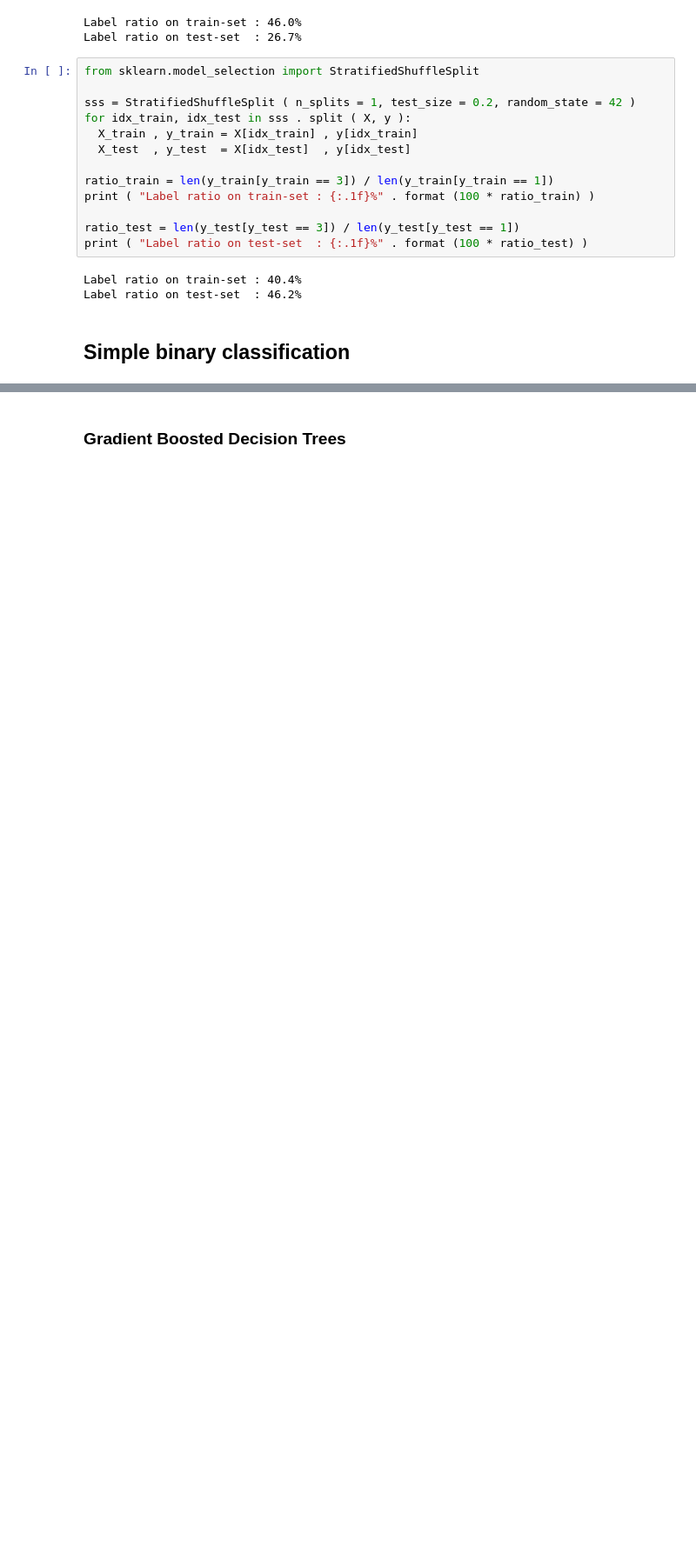
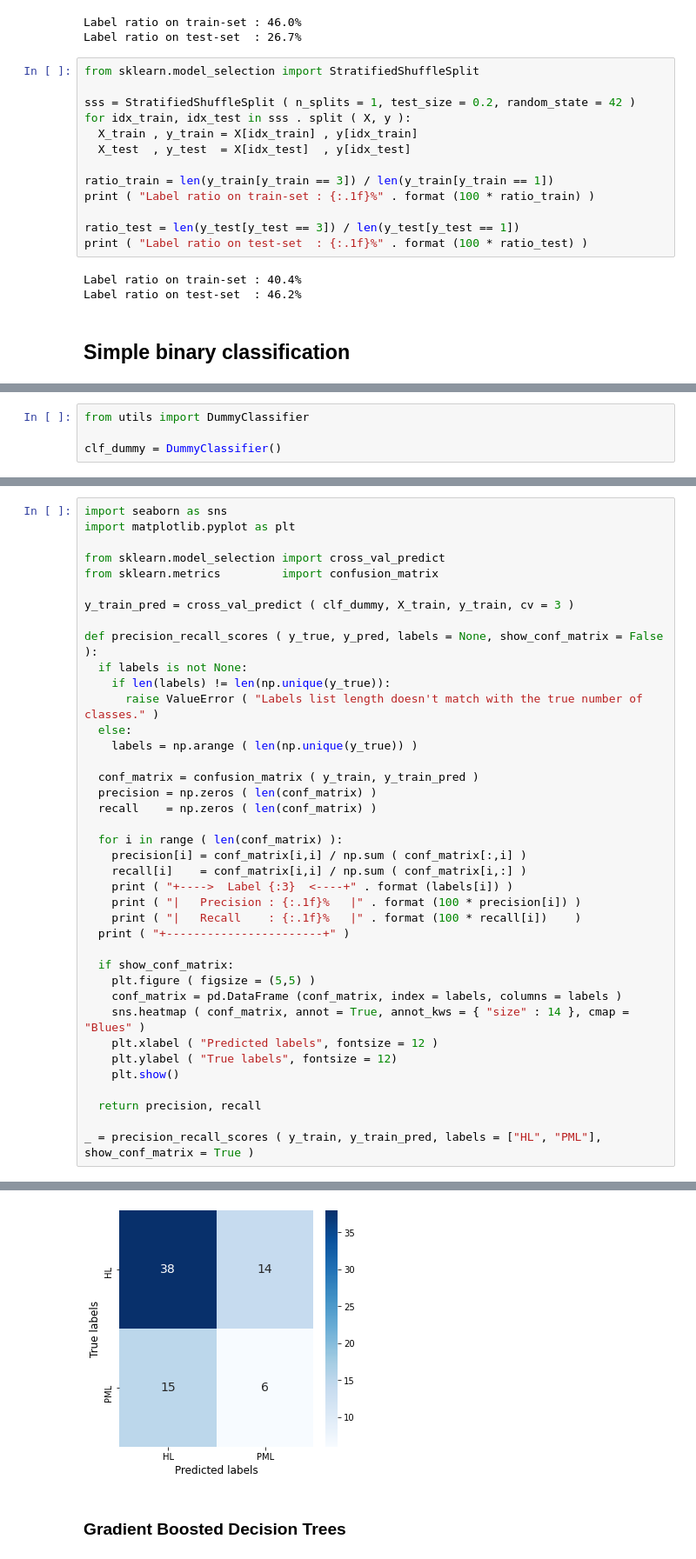
Before and after one commit to harel-coffee/mediastinal-lymphoma-classification-auto, a Jupyter notebook: binary_classification.ipynb, the cells around one changed output, grey strips where cells are left out. Shown at 87% size. Saved outputs shown, nothing was run; the diff lists cells and outputs as text; blank space fills up the shorter version.

```diff
--- a/binary_classification.ipynb
+++ b/binary_classification.ipynb
@@ -110 +112,5 @@ Label ratio on test-set  : 46.2%
+# %%
+from utils import DummyClassifier
+
+clf_dummy = DummyClassifier()
 # %%
@@ -125,0 +140,40 @@ def display_score ( model_name: str, scores: list ):
+# %%
+import seaborn as sns
+import matplotlib.pyplot as plt
+
+from sklearn.model_selection import cross_val_predict
+from sklearn.metrics         import confusion_matrix
+
+y_train_pred = cross_val_predict ( clf_dummy, X_train, y_train, cv = 3 )
+
+def precision_recall_scores ( y_true, y_pred, labels = None, show_conf_matrix = False ):
+  if labels is not None:
+    if len(labels) != len(np.unique(y_true)):
+      raise ValueError ( "Labels list length doesn't match with the true number of classes." )
+  else:
+    labels = np.arange ( len(np.unique(y_true)) )
+
+  conf_matrix = confusion_matrix ( y_train, y_train_pred )
+  precision = np.zeros ( len(conf_matrix) )
+  recall    = np.zeros ( len(conf_matrix) )
+
+  for i in range ( len(conf_matrix) ):
+    precision[i] = conf_matrix[i,i] / np.sum ( conf_matrix[:,i] )
+    recall[i]    = conf_matrix[i,i] / np.sum ( conf_matrix[i,:] )
+    print ( "+---->  Label {:3}  <----+" . format (labels[i]) )
+    print ( "|   Precision : {:.1f}%   |" . format (100 * precision[i]) )
+    print ( "|   Recall    : {:.1f}%   |" . format (100 * recall[i])    )
+  print ( "+-----------------------+" )
+
+  if show_conf_matrix:
+    plt.figure ( figsize = (5,5) )
+    conf_matrix = pd.DataFrame (conf_matrix, index = labels, columns = labels )
+    sns.heatmap ( conf_matrix, annot = True, annot_kws = { "size" : 14 }, cmap = "Blues" )
+    plt.xlabel ( "Predicted labels", fontsize = 12 )
+    plt.ylabel ( "True labels", fontsize = 12)
+    plt.show()
+
+  return precision, recall
+
+_ = precision_recall_scores ( y_train, y_train_pred, labels = ["HL", "PML"], show_conf_matrix = True )
+# %% [output]
@@ -126,3 +187,4 @@ def display_score ( model_name: str, scores: list ):
+[figure, added]
 # %% [markdown]
 ### Gradient Boosted Decision Trees
 # %%
```
Also changed, not shown: parts of 12 cells of this notebook.
